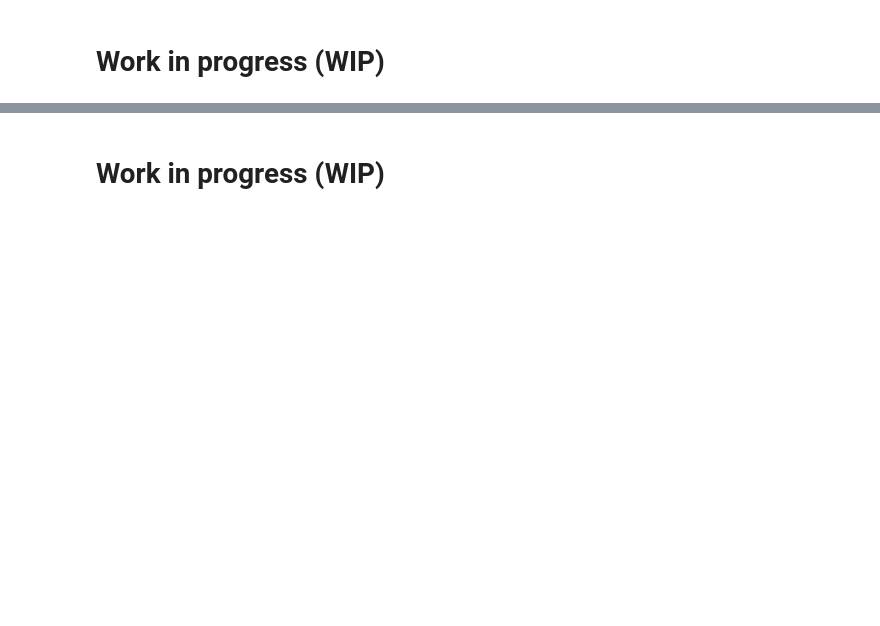
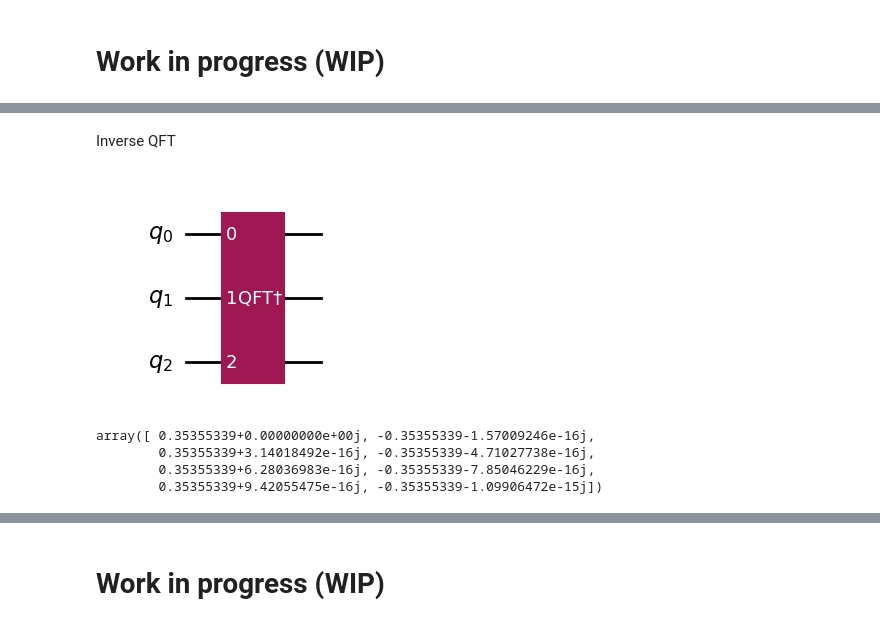
Before and after one commit to CarloLepelaars/q4p, a Jupyter notebook: nbs/06-shor.ipynb, the cells around one changed output, grey strips where cells are left out. Cells and saved outputs as stored; diff of their text form; code cells hidden in the pictures; blank space fills up the shorter version.

```diff
--- a/nbs/06-shor.ipynb
+++ b/nbs/06-shor.ipynb
@@ -81,0 +95,14 @@ Total cost of Shor's algorithm is $O(n^3)$. This is because the controlled unita
+# %% [markdown]
+Inverse QFT
+# %%
+qft_3_dagger = QFT(n_qubits=3, inverse=True)
+qft_3_dagger.draw(output='mpl')
+# %% [output]
+[figure, added]
+# %%
+qft_3_dagger([0, 0, 0, 0, 1, 0, 0, 0])
+# %% [output]
+array([ 0.35355339+0.00000000e+00j, -0.35355339-1.57009246e-16j,
+        0.35355339+3.14018492e-16j, -0.35355339-4.71027738e-16j,
+        0.35355339+6.28036983e-16j, -0.35355339-7.85046229e-16j,
+        0.35355339+9.42055475e-16j, -0.35355339-1.09906472e-15j])
```
Also changed, not shown: parts of 25 cells of this notebook, 2 other files.
